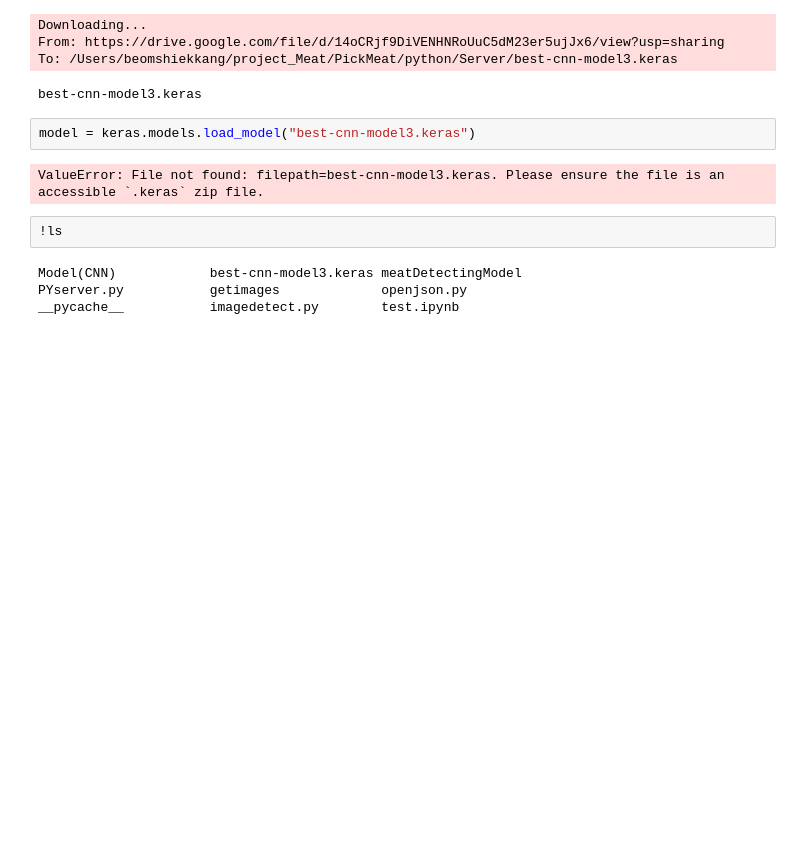
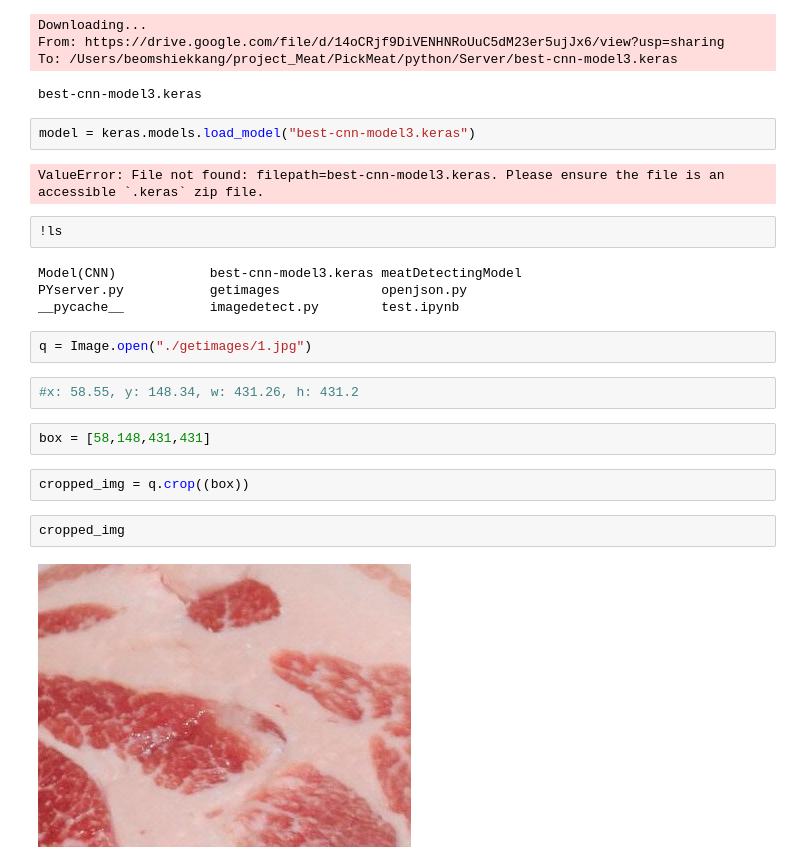
Before and after one commit to 3TeamPickMeat/PickMeat, a Jupyter notebook: python/Server/test.ipynb, the cells around one changed output. Cells and saved outputs as stored; diff of their text form; blank space fills up the shorter version.

```diff
--- a/python/Server/test.ipynb
+++ b/python/Server/test.ipynb
@@ -301,3 +301,15 @@ ValueError: File not found: filepath=best-cnn-model3.keras. Please ensure the fi
 Model(CNN)            best-cnn-model3.keras meatDetectingModel
 PYserver.py           getimages             openjson.py
 __pycache__           imagedetect.py        test.ipynb
+# %%
+q = Image.open("./getimages/1.jpg")
+# %%
+#x: 58.55, y: 148.34, w: 431.26, h: 431.2
+# %%
+box = [58,148,431,431]
+# %%
+cropped_img = q.crop((box))
+# %%
+cropped_img
+# %% [output]
+[figure, added]
```
Also changed, not shown: parts of 27 cells of this notebook, 18 other files.
